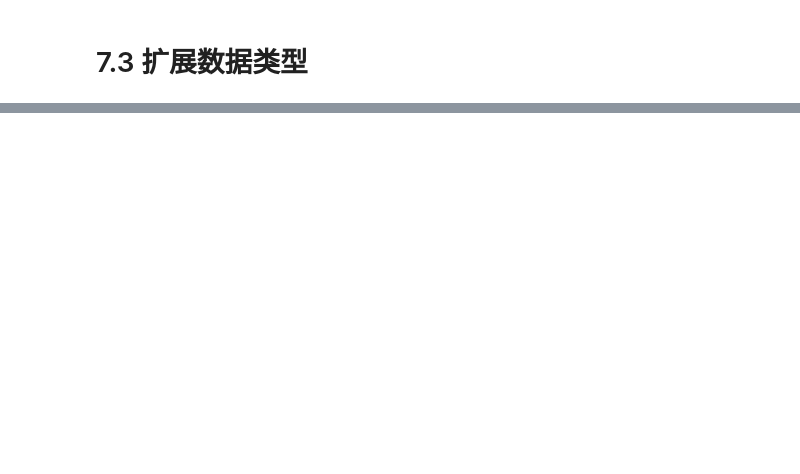
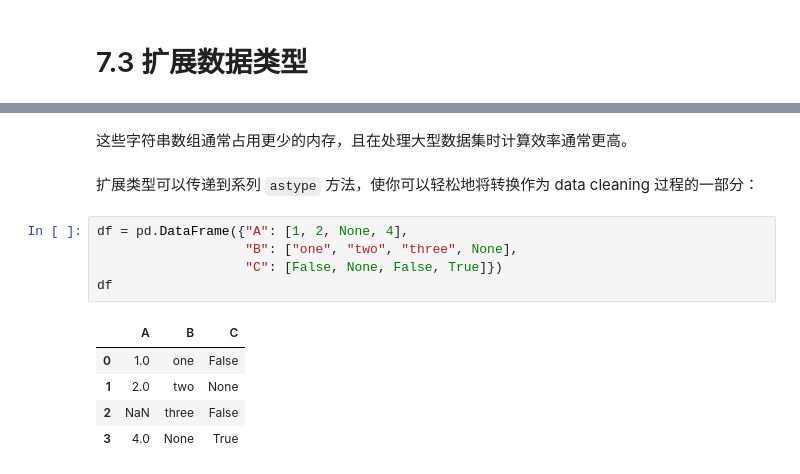
Before and after one commit to d0m999/python-basics-for-quant-trading, a Jupyter notebook: pydata-study/7-data-cleaning.ipynb, the cells around one changed output, grey strips where cells are left out. Drawn from its saved outputs; the diff is of its cells as text; blank space fills up the shorter version.

```diff
--- a/pydata-study/7-data-cleaning.ipynb
+++ b/pydata-study/7-data-cleaning.ipynb
@@ -1008,0 +1072,15 @@ pd.get_dummies(pd.cut(values, bins), dtype=int)
+# %% [markdown]
+这些字符串数组通常占用更少的内存，且在处理大型数据集时计算效率通常更高。
+# %% [markdown]
+扩展类型可以传递到系列 `astype` 方法，使你可以轻松地将转换作为 data cleaning 过程的一部分：
+# %%
+df = pd.DataFrame({"A": [1, 2, None, 4],
+                   "B": ["one", "two", "three", None],
+                   "C": [False, None, False, True]})
+df
+# %% [output]
+|  | A | B | C |
+| 0 | 1.0 | one | False |
+| 1 | 2.0 | two | None |
+| 2 | NaN | three | False |
+| 3 | 4.0 | None | True |
```
Also changed, not shown: parts of 142 cells of this notebook, 2 other files.
